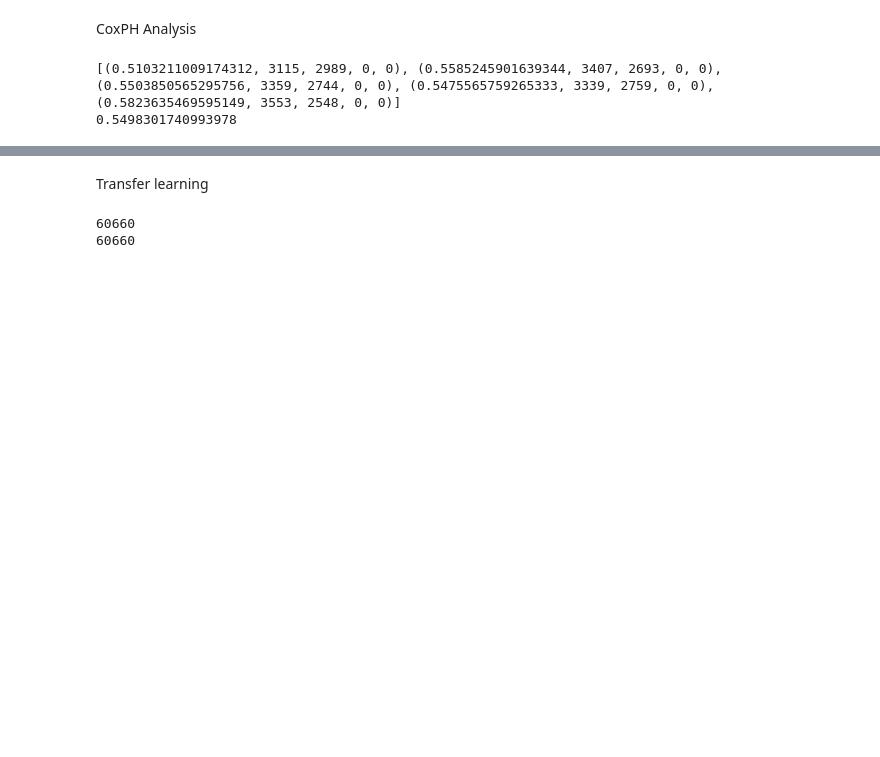
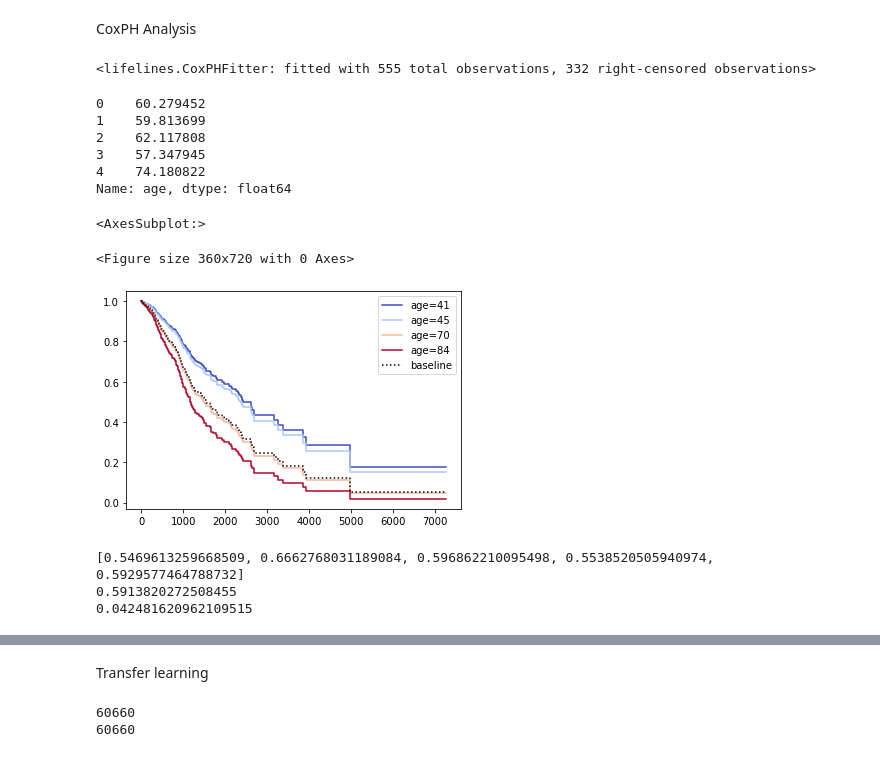
Before and after one commit to anaischossegros/research_project, a Jupyter notebook: src/Run.ipynb, the cells around one changed output, grey strips where cells are left out. Saved outputs shown, nothing was run; the diff lists cells and outputs as text; code cells hidden in the pictures; blank space fills up the shorter version.

```diff
--- a/src/Run.ipynb
+++ b/src/Run.ipynb
@@ -315,6 +384,6 @@ from sklearn.preprocessing import StandardScaler
 from Data_Loader import sort_data
 x, ytime, yevent, age = sort_data(data)
 x = StandardScaler().fit_transform(x)
-pca = PCA(.98)
+pca = PCA(100)
 pca.fit(x)
 x = pca.transform(x)
@@ -362,8 +435,8 @@ from sklearn.preprocessing import StandardScaler
 
 cph = CoxPHFitter()
 x_df=pd.DataFrame(x, columns = np.arange(len(x[0,:])))
-data_cph = pd.concat([x_df,pd.DataFrame({'age': age[:,0], 'yevent': yevent[:,0], 'ytime': ytime[:,0]})], axis=1)
+data_cph = pd.concat([x_df,pd.DataFrame({'age': age[:,0]/365, 'yevent': yevent[:,0], 'ytime': ytime[:,0]})], axis=1)
 # %%
-# cph.fit(data_cph, duration_col = 'ytime', event_col = 'yevent')
-# summary = cph.print_summary()
-# cph.check_assumptions(data_cph, p_value_threshold = 0.05)
+cph.fit(data_cph, duration_col = 'ytime', event_col = 'yevent')
+# %% [output]
+<lifelines.CoxPHFitter: fitted with 555 total observations, 332 right-censored observations>
@@ -372,3 +443,21 @@ data_cph = pd.concat([x_df,pd.DataFrame({'age': age[:,0], 'yevent': yevent[:,0],
+# %%
+data_cph['age'].head()
+# %% [output]
+0    60.279452
+1    59.813699
+2    62.117808
+3    57.347945
+4    74.180822
+Name: age, dtype: float64
+# %%
+import matplotlib.pyplot as plt
+plt.figure(figsize=(5,10))
+cph.plot_partial_effects_on_outcome(covariates = 'age', values = [41, 45, 70, 84], cmap = 'coolwarm')
+# plt.xlim((0,3500))
+# %% [output]
+<AxesSubplot:>
+<Figure size 360x720 with 0 Axes>
+[figure, added]
 # %%
 from sklearn.model_selection import train_test_split
 from sksurv.metrics import concordance_index_censored
@@ -392,8 +481,10 @@ for fold,(train_idx,test_idx) in enumerate(kfold.split(data_cph)):
     E_test2= [bool(k) for k in E_test]
     c_index_cph.append(concordance_index_censored(E_test2, T_test,Estimate))
 # %%
-print(c_index_cph)
+print([c_index_cph[k][0] for k in range (5)])
 print(np.sum(c_index_cph[k][0] for k in range (5))/5)
+print(np.std(np.array([c_index_cph[k][0] for k in range (5)])))
 # %% [output]
-[(0.5103211009174312, 3115, 2989, 0, 0), (0.5585245901639344, 3407, 2693, 0, 0), (0.5503850565295756, 3359, 2744, 0, 0), (0.5475565759265333, 3339, 2759, 0, 0), (0.5823635469595149, 3553, 2548, 0, 0)]
-0.5498301740993978
+[0.5469613259668509, 0.6662768031189084, 0.596862210095498, 0.5538520505940974, 0.5929577464788732]
+0.5913820272508455
+0.042481620962109515
```
Also changed, not shown: parts of 38 cells of this notebook, 3 other files.
